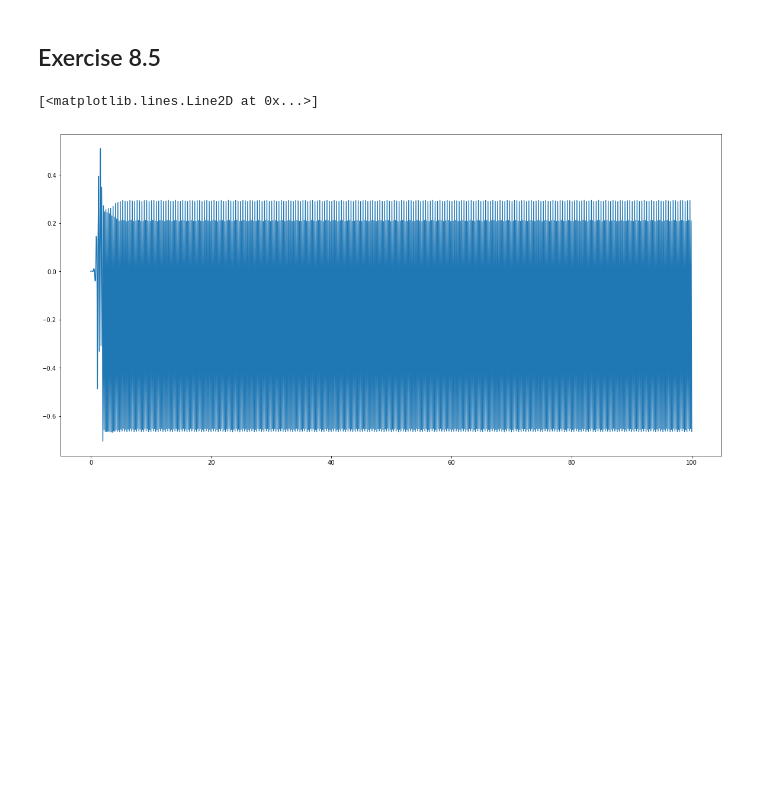
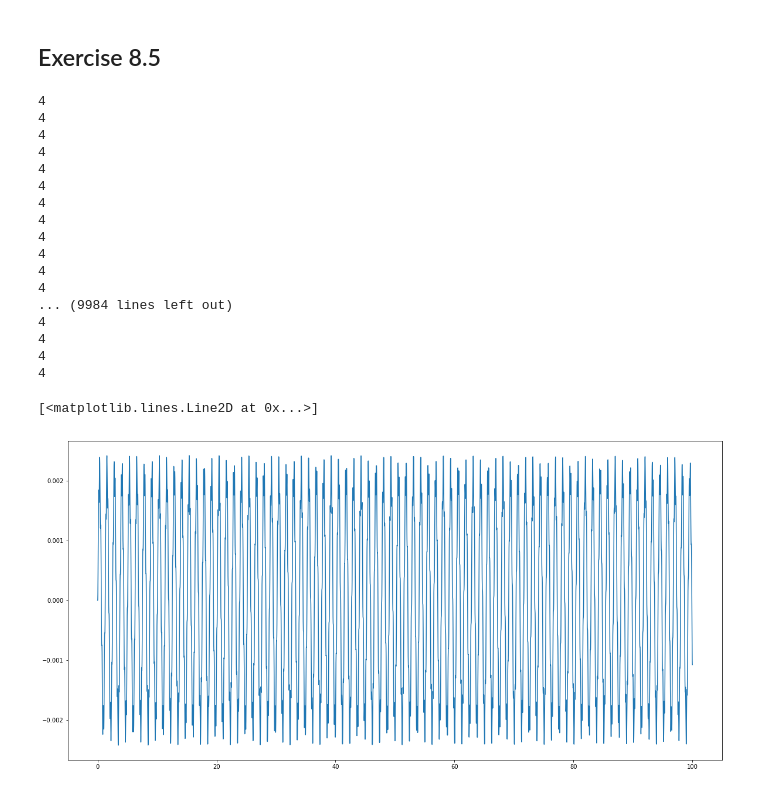
Before and after one commit to chan8005/Labs, a Jupyter notebook: Lab Exercises Week 9.ipynb, the cells around one changed output. Saved outputs shown, nothing was run; the diff lists cells and outputs as text; code cells hidden in the pictures; blank space fills up the shorter version.

```diff
--- a/Lab Exercises Week 9.ipynb
+++ b/Lab Exercises Week 9.ipynb
@@ -227,32 +218,54 @@ Text(0,0.5,'theta(rad)')
 # %% [markdown]
 ## Exercise 8.5
 # %%
-C=2 #units of s^-2
-bigOmega= 5 #units of s^-1
-driven_interval= np.array([0,100],float)
+#Constants
+C= 2.0                                           #units of s^-2
+bigOmega= 5                                 #units of s^-1
+driven_interval= np.array([0.0,100.0],float)               # time interval in seconds
 
-initTheta=0
-initOmega=0
-r0= (initTheta,initOmega)
+initTheta= 0.0*(math.pi/180)                              # inital condition for theta
+initOmega= 0.0                                  # initial condition ofr omega
+r0= [initTheta,initOmega]                    # inital conditions set as a vector
 
 
 
 
 def driven_pen(t,r,C,bigOmega):
-    theta= r[0]
-    omega= r[1]
-    ftheta= omega
-    fomega= -(g/l)*sin(theta) + C*cos(theta)*sin(bigOmega*t)
-    return np.array([ftheta,fomega],float)
+    #print(C)
+    #print(bigOmega)
+    #print ("time is ",t)
+    dtheta= r[0]
+    domega= r[1]
+    ftheta= domega
+    fomega= -(g/l)*sin(dtheta) + C*cos(dtheta)*sin(bigOmega*t)
+    return np.array ([ftheta,fomega],float)
 
 
-rtpoints= solve_coupled(driven_pen,2,r0,driven_interval,1000,C,bigOmega,order=4)
 
-r= rtpoints[:,1]
-t= rtpoints[:,0]
+rtpoints1= solve_coupled(driven_pen,2,r0,driven_interval,10000,C,bigOmega,order=4)
+
+r1= rtpoints1[:,1]
+t1= rtpoints1[:,0]
 
 plt.figure(figsize=(20, 10))
-plt.plot(t,r)
+plt.plot(t1,r1)
 # %% [output]
-[<matplotlib.lines.Line2D at 0x...>]
+4
+4
+4
+4
+4
+4
+4
+4
+4
+4
+4
+4
+... (9984 lines left out)
+4
+4
+4
+4
+[<matplotlib.lines.Line2D at 0x...>]
-[figure, old version]
+[figure, new version]
```
Also changed, not shown: parts of 2 cells of this notebook.
